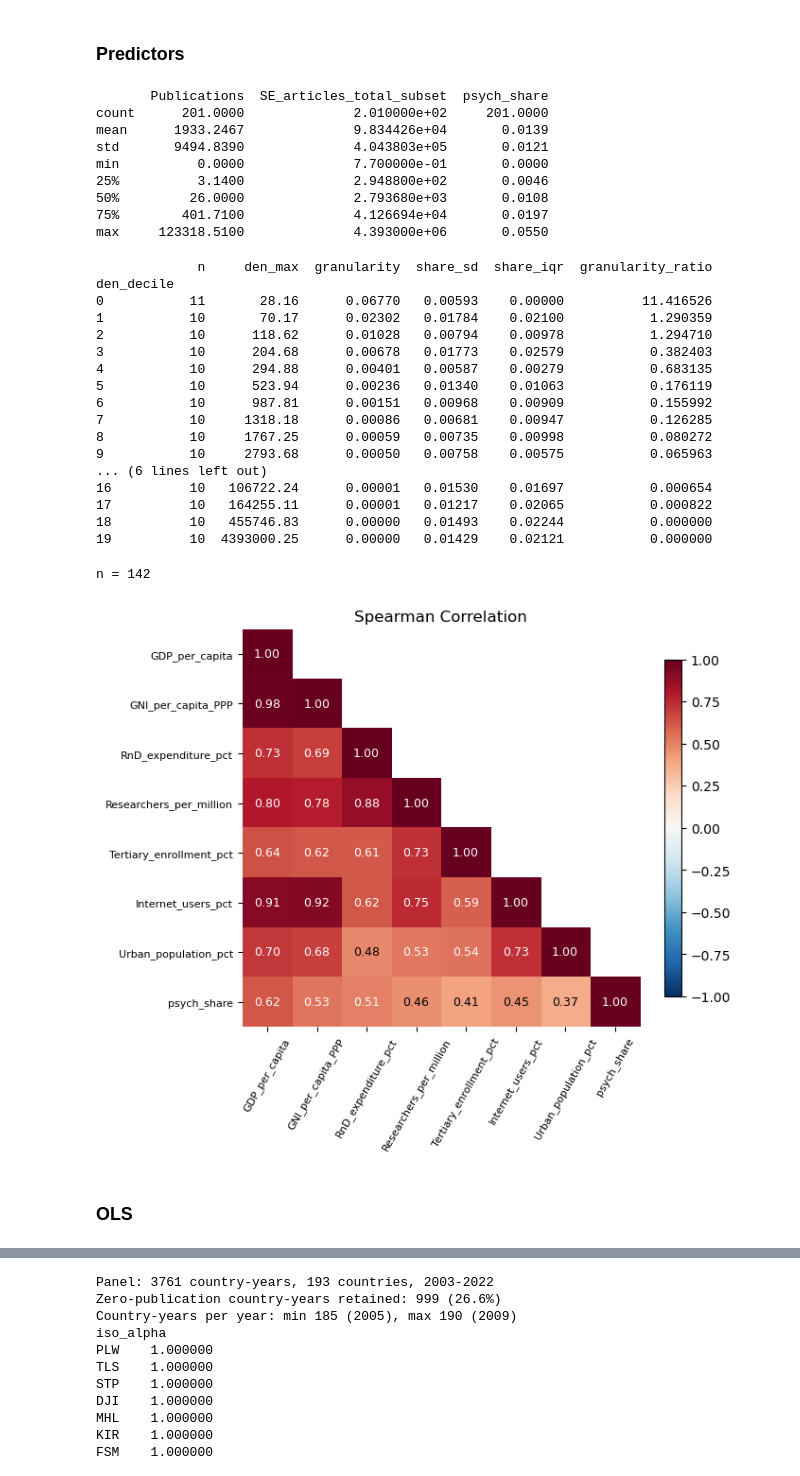
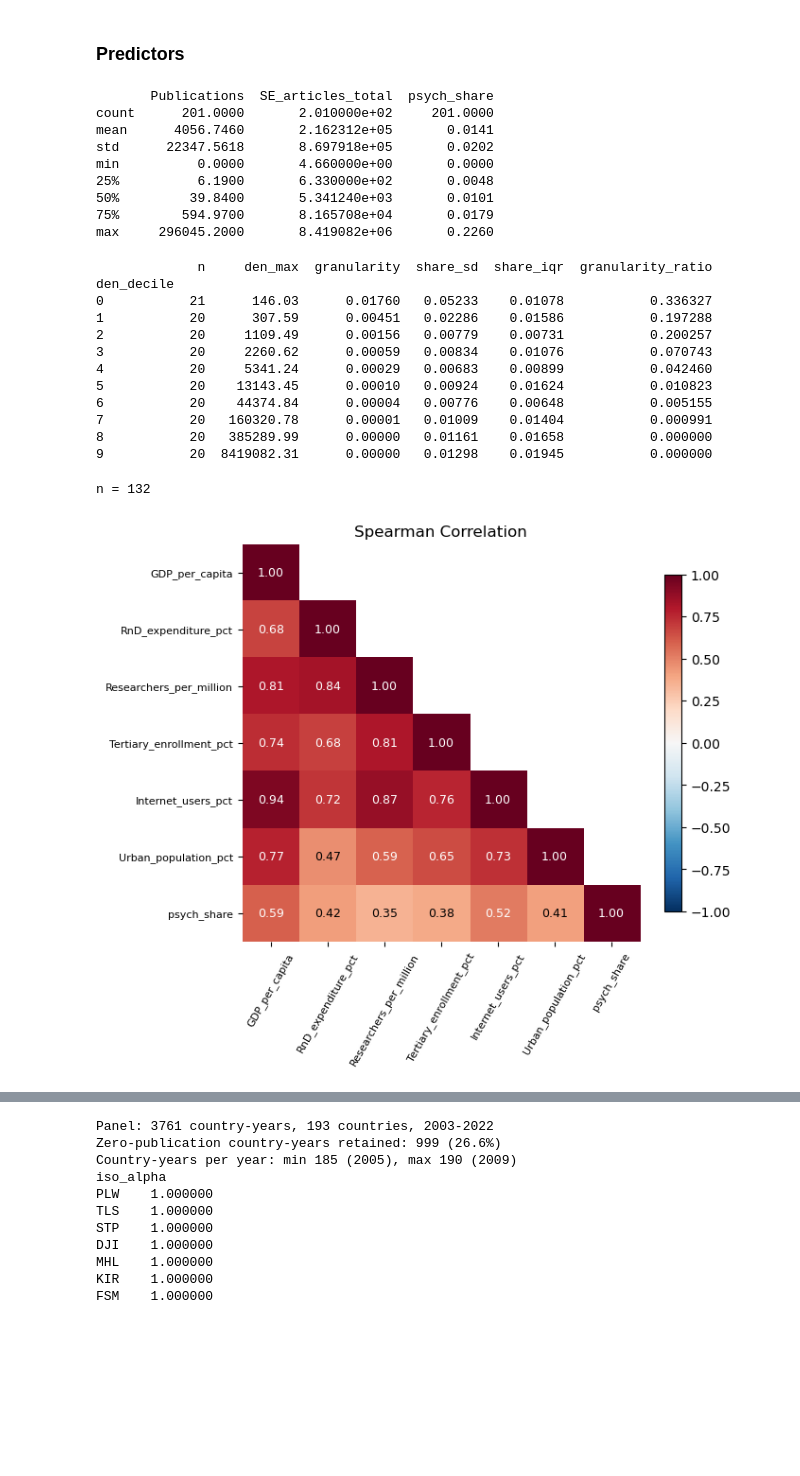
Before and after one commit to EmilineLabbe/who-decides-what-psych-says, a Jupyter notebook: notebooks/01_data_insights.ipynb, the cells around one changed output, grey strips where cells are left out. Saved outputs shown, nothing was run; the diff lists cells and outputs as text; code cells hidden in the pictures; blank space fills up the shorter version.

```diff
--- a/notebooks/01_data_insights.ipynb
+++ b/notebooks/01_data_insights.ipynb
@@ -411,27 +462,27 @@ titled(rank_fig,
 # %% [markdown]
 ### Predictors
 # %%
-base = country_summary.dropna(subset=['SE_articles_total_subset']).copy()
-print(base[['Publications', 'SE_articles_total_subset', 'psych_share']].describe().round(4).to_string())
+base = country_summary.dropna(subset=['SE_articles_total']).copy()
+print(base[['Publications', 'SE_articles_total', 'psych_share']].describe().round(4).to_string())
 # %% [output]
-       Publications  SE_articles_total_subset  psych_share
-count      201.0000              2.010000e+02     201.0000
-mean      1933.2467              9.834426e+04       0.0139
-std       9494.8390              4.043803e+05       0.0121
-min          0.0000              7.700000e-01       0.0000
-25%          3.1400              2.948800e+02       0.0046
-50%         26.0000              2.793680e+03       0.0108
-75%        401.7100              4.126694e+04       0.0197
-max     123318.5100              4.393000e+06       0.0550
+       Publications  SE_articles_total  psych_share
+count      201.0000       2.010000e+02     201.0000
+mean      4056.7460       2.162312e+05       0.0141
+std      22347.5618       8.697918e+05       0.0202
+min          0.0000       4.660000e+00       0.0000
+25%          6.1900       6.330000e+02       0.0048
+50%         39.8400       5.341240e+03       0.0101
+75%        594.9700       8.165708e+04       0.0179
+max     296045.2000       8.419082e+06       0.2260
 # %%
 # Funnel diagnostic
 
-base['granularity'] = 1 / base['SE_articles_total_subset']
-base['den_decile'] = pd.qcut(base['SE_articles_total_subset'], 20, labels=False)
+base['granularity'] = 1 / base['SE_articles_total']
+base['den_decile'] = pd.qcut(base['SE_articles_total'], 10, labels=False)
 
 spread = base.groupby('den_decile').agg(
     n=('psych_share', 'size'),
-    den_max=('SE_articles_total_subset', 'max'),
+    den_max=('SE_articles_total', 'max'),
     granularity=('granularity', 'median'),
     share_sd=('psych_share', 'std'),
     share_iqr=('psych_share', lambda x: x.quantile(.75) - x.quantile(.25)),
@@ -443,60 +494,57 @@ print(spread.to_string())
 # %% [output]
              n     den_max  granularity  share_sd  share_iqr  granularity_ratio
 den_decile
-0           11       28.16      0.06770   0.00593    0.00000          11.416526
-1           10       70.17      0.02302   0.01784    0.02100           1.290359
-2           10      118.62      0.01028   0.00794    0.00978           1.294710
-3           10      204.68      0.00678   0.01773    0.02579           0.382403
-4           10      294.88      0.00401   0.00587    0.00279           0.683135
-5           10      523.94      0.00236   0.01340    0.01063           0.176119
-6           10      987.81      0.00151   0.00968    0.00909           0.155992
-7           10     1318.18      0.00086   0.00681    0.00947           0.126285
-8           10     1767.25      0.00059   0.00735    0.00998           0.080272
-9           10     2793.68      0.00050   0.00758    0.00575           0.065963
-... (6 lines left out)
-16          10   106722.24      0.00001   0.01530    0.01697           0.000654
-17          10   164255.11      0.00001   0.01217    0.02065           0.000822
-18          10   455746.83      0.00000   0.01493    0.02244           0.000000
-19          10  4393000.25      0.00000   0.01429    0.02121           0.000000
+0           21      146.03      0.01760   0.05233    0.01078           0.336327
+1           20      307.59      0.00451   0.02286    0.01586           0.197288
+2           20     1109.49      0.00156   0.00779    0.00731           0.200257
+3           20     2260.62      0.00059   0.00834    0.01076           0.070743
+4           20     5341.24      0.00029   0.00683    0.00899           0.042460
+5           20    13143.45      0.00010   0.00924    0.01624           0.010823
+6           20    44374.84      0.00004   0.00776    0.00648           0.005155
+7           20   160320.78      0.00001   0.01009    0.01404           0.000991
+8           20   385289.99      0.00000   0.01161    0.01658           0.000000
+9           20  8419082.31      0.00000   0.01298    0.01945           0.000000
 # %%
-THRESHOLD = 500
-d = base[(base['SE_articles_total_subset'] >= THRESHOLD) &
-         (base['Publications'] > 0)].dropna(subset=['GDP_per_capita']).copy()
-print(f"n = {len(d)}")
+THRESHOLD = 1500
+country_summary_noise_cutoff = base[(base['SE_articles_total'] >= THRESHOLD) &
+         (base['Publications'] > 0)]
+print(f"n = {len(country_summary_noise_cutoff)}")
 # %% [output]
-n = 142
+n = 132
 # %%
-preds = ['GDP_per_capita', 'GNI_per_capita_PPP', 'RnD_expenditure_pct',
-         'Researchers_per_million', 'Tertiary_enrollment_pct',
-         'Internet_users_pct', 'Urban_population_pct']
+preds = ['GDP_per_capita',
+         'RnD_expenditure_pct',
+         'Researchers_per_million',
+         'Tertiary_enrollment_pct',
+         'Internet_users_pct',
+         'Urban_population_pct',
+         'psych_share']
 
-sub = d[preds + ['psych_share']].dropna()
+sub = country_summary_noise_cutoff[preds].dropna()
 spear = sub.corr(method='spearman')
 spear_masked = spear.where(np.tril(np.ones(spear.shape)).astype(bool))
 
 fig, ax = plt.subplots(figsize=(7, 6))
 im = ax.imshow(spear_masked, cmap='RdBu_r', vmin=-1, vmax=1, origin='upper')
 
 ax.set_xticks(range(len(spear)))
 ax.set_xticklabels(spear.columns, rotation=60, fontsize=8)
 ax.set_yticks(range(len(spear)))
 ax.set_yticklabels(spear.columns, fontsize=8)
 ax.set_title('Spearman Correlation')
 
 for spine in ax.spines.values():
     spine.set_visible(False)
 
 for i in range(len(spear)):
     for j in range(len(spear)):
         val = spear_masked.iloc[i, j]
         if pd.notna(val):
             val = float(val) # type: ignore
             ax.text(j, i, f"{val:.2f}", ha="center", va="center", fontsize=9,
                     color="white" if abs(val) > 0.5 else "black")
 
 plt.colorbar(im, ax=ax, shrink=0.8)
 plt.tight_layout()
 # %% [output]
-[figure, old version]
+[figure, new version]
-# %% [markdown]
-### OLS
```
Also changed, not shown: parts of 30 cells of this notebook.
